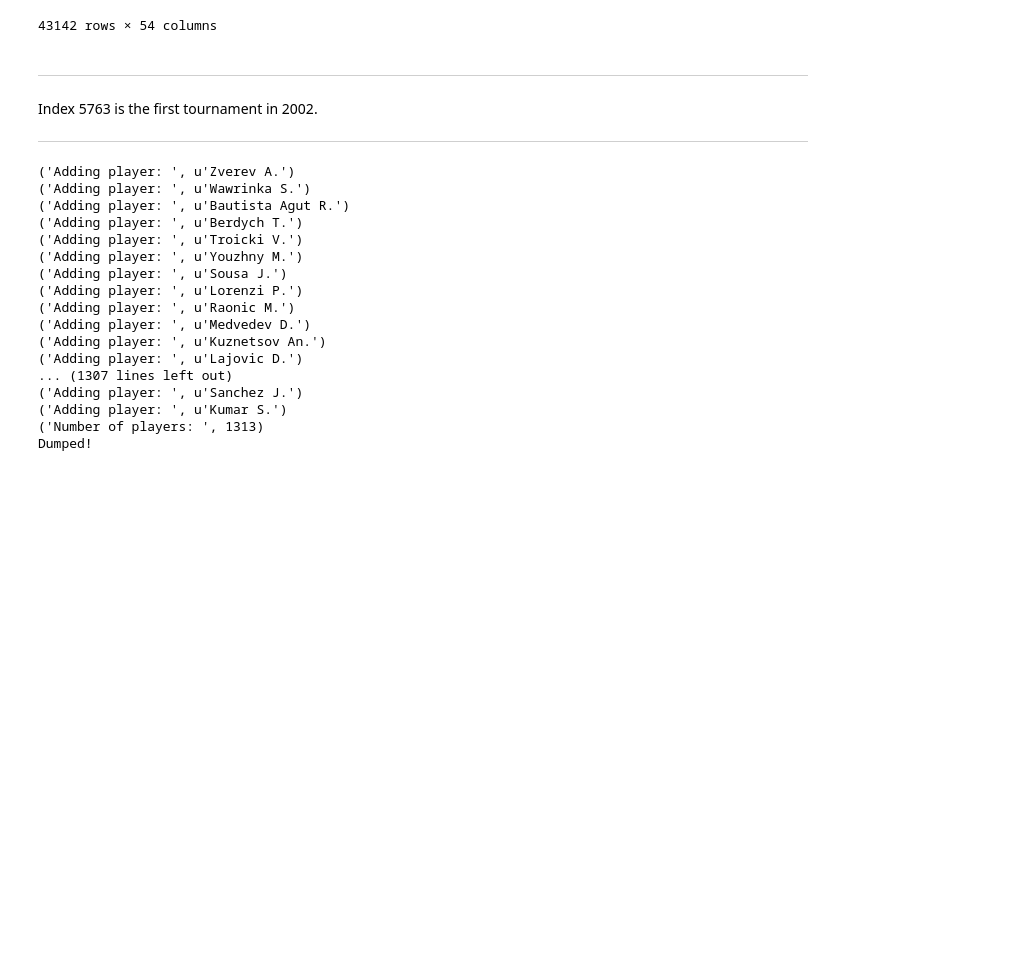
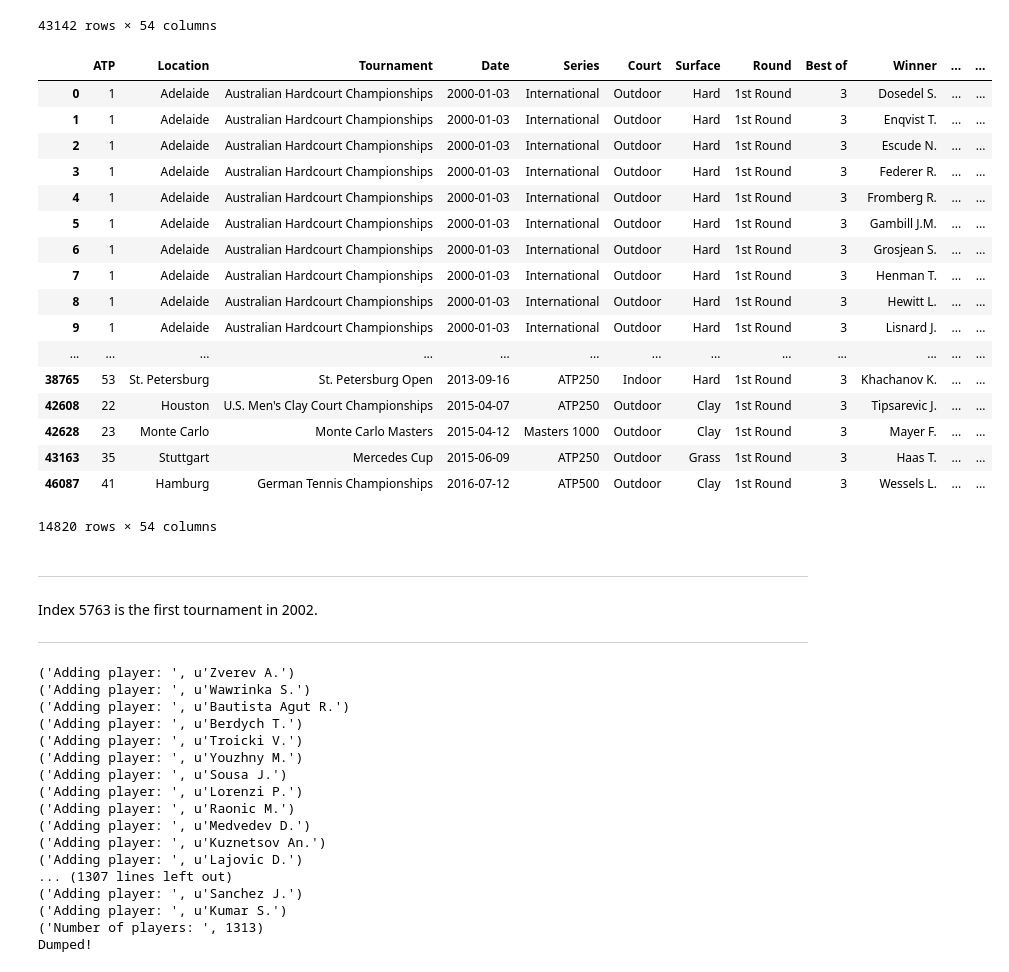
Before and after one commit to Axe129/tennis-prediction, a Jupyter notebook: tennis-notebook.ipynb, the cells around one changed output. Cells and saved outputs as stored; diff of their text form; code cells hidden in the pictures; blank space fills up the shorter version.

```diff
--- a/tennis-notebook.ipynb
+++ b/tennis-notebook.ipynb
@@ -29,6 +29,9 @@ import sklearn
 import pickle
 import random
 import math
+from sklearn.cross_validation import train_test_split
+from sklearn.tree import DecisionTreeClassifier
+from time import time
 # Input data files are available in the "../input/" directory.
 # For example, running this (by clicking run or pressing Shift+Enter) will list the files in the input directory
 
@@ -47,6 +50,13 @@ data = data[data['Comment'] == 'Completed']
 # Don't consider carpet
 data = data[data['Surface'] != 'Carpet']
 
+
+#Eliminating rows which don't have .. oh god! No don't do this! Actually do this! And use the loaded player-dict!
+#Ok don't think we need this
+'''data = data[data['WPts'].notnull()]
+
+data = data[data['LPts'].notnull()]
+'''
 data
 # %% [output]
 |  | ATP | Location | Tournament | Date | Series | Court | Surface | Round | Best of | Winner | ... | ... |
@@ -67,6 +77,50 @@ data
 | 46650 | 54 | St. Petersburg | St. Petersburg Open | 2016-09-24 | ATP250 | Indoor | Hard | Semifinals | 3 | Wawrinka S. | ... | ... |
 | 46651 | 54 | St. Petersburg | St. Petersburg Open | 2016-09-25 | ATP250 | Indoor | Hard | The Final | 3 | Zverev A. | ... | ... |
 43142 rows × 54 columns
+# %%
+#Checking what columns have NaN values. And possibly, how many NaN values?
+
+wpts_null_df = data[np.isnan(data['WPts'])]
+#np.isnan(data['WPts'])
+wpts_null_df
+
+#wrank_null_df = data[np.isnan(data['WRank'])]
+wrank_null_df = data[data['WRank'] == 'NR']
+#wrank_null_df
+
+lrank_null_df = data[data['LRank'] == 'NR']
+#lrank_null_df[['Winner', 'Loser', 'WRank', 'LRank']]
+#lrank_null_df['Winner',  'LRank']
+
+
+#wpts_not_null_df = data[!np.isnan(data['WPts'])]
+wpts_not_null_df = data[data['WPts'].notnull()]
+#lpts_null_df = wpts_not_null_df[np.isnan(data['LPts'])]
+
+
+lpts_null_df = data[np.isnan(data['LPts'])]
+lpts_null_df
+
+lpts_not_null_df = data[data['LPts'].notnull()]
+# %% [output]
+|  | ATP | Location | Tournament | Date | Series | Court | Surface | Round | Best of | Winner | ... | ... |
+| 0 | 1 | Adelaide | Australian Hardcourt Championships | 2000-01-03 | International | Outdoor | Hard | 1st Round | 3 | Dosedel S. | ... | ... |
+| 1 | 1 | Adelaide | Australian Hardcourt Championships | 2000-01-03 | International | Outdoor | Hard | 1st Round | 3 | Enqvist T. | ... | ... |
+| 2 | 1 | Adelaide | Australian Hardcourt Championships | 2000-01-03 | International | Outdoor | Hard | 1st Round | 3 | Escude N. | ... | ... |
+| 3 | 1 | Adelaide | Australian Hardcourt Championships | 2000-01-03 | International | Outdoor | Hard | 1st Round | 3 | Federer R. | ... | ... |
+| 4 | 1 | Adelaide | Australian Hardcourt Championships | 2000-01-03 | International | Outdoor | Hard | 1st Round | 3 | Fromberg R. | ... | ... |
+| 5 | 1 | Adelaide | Australian Hardcourt Championships | 2000-01-03 | International | Outdoor | Hard | 1st Round | 3 | Gambill J.M. | ... | ... |
+| 6 | 1 | Adelaide | Australian Hardcourt Championships | 2000-01-03 | International | Outdoor | Hard | 1st Round | 3 | Grosjean S. | ... | ... |
+| 7 | 1 | Adelaide | Australian Hardcourt Championships | 2000-01-03 | International | Outdoor | Hard | 1st Round | 3 | Henman T. | ... | ... |
+| 8 | 1 | Adelaide | Australian Hardcourt Championships | 2000-01-03 | International | Outdoor | Hard | 1st Round | 3 | Hewitt L. | ... | ... |
+| 9 | 1 | Adelaide | Australian Hardcourt Championships | 2000-01-03 | International | Outdoor | Hard | 1st Round | 3 | Lisnard J. | ... | ... |
+| ... | ... | ... | ... | ... | ... | ... | ... | ... | ... | ... | ... | ... |
+| 38765 | 53 | St. Petersburg | St. Petersburg Open | 2013-09-16 | ATP250 | Indoor | Hard | 1st Round | 3 | Khachanov K. | ... | ... |
+| 42608 | 22 | Houston | U.S. Men's Clay Court Championships | 2015-04-07 | ATP250 | Outdoor | Clay | 1st Round | 3 | Tipsarevic J. | ... | ... |
+| 42628 | 23 | Monte Carlo | Monte Carlo Masters | 2015-04-12 | Masters 1000 | Outdoor | Clay | 1st Round | 3 | Mayer F. | ... | ... |
+| 43163 | 35 | Stuttgart | Mercedes Cup | 2015-06-09 | ATP250 | Outdoor | Grass | 1st Round | 3 | Haas T. | ... | ... |
+| 46087 | 41 | Hamburg | German Tennis Championships | 2016-07-12 | ATP500 | Outdoor | Clay | 1st Round | 3 | Wessels L. | ... | ... |
+14820 rows × 54 columns
 # %%
 
 #data = pd.read_csv('../input/Data.csv', encoding='latin1', parse_dates=['Date'], dayfirst=True)
```
Also changed, not shown: parts of 11 cells of this notebook, 5 other files.
